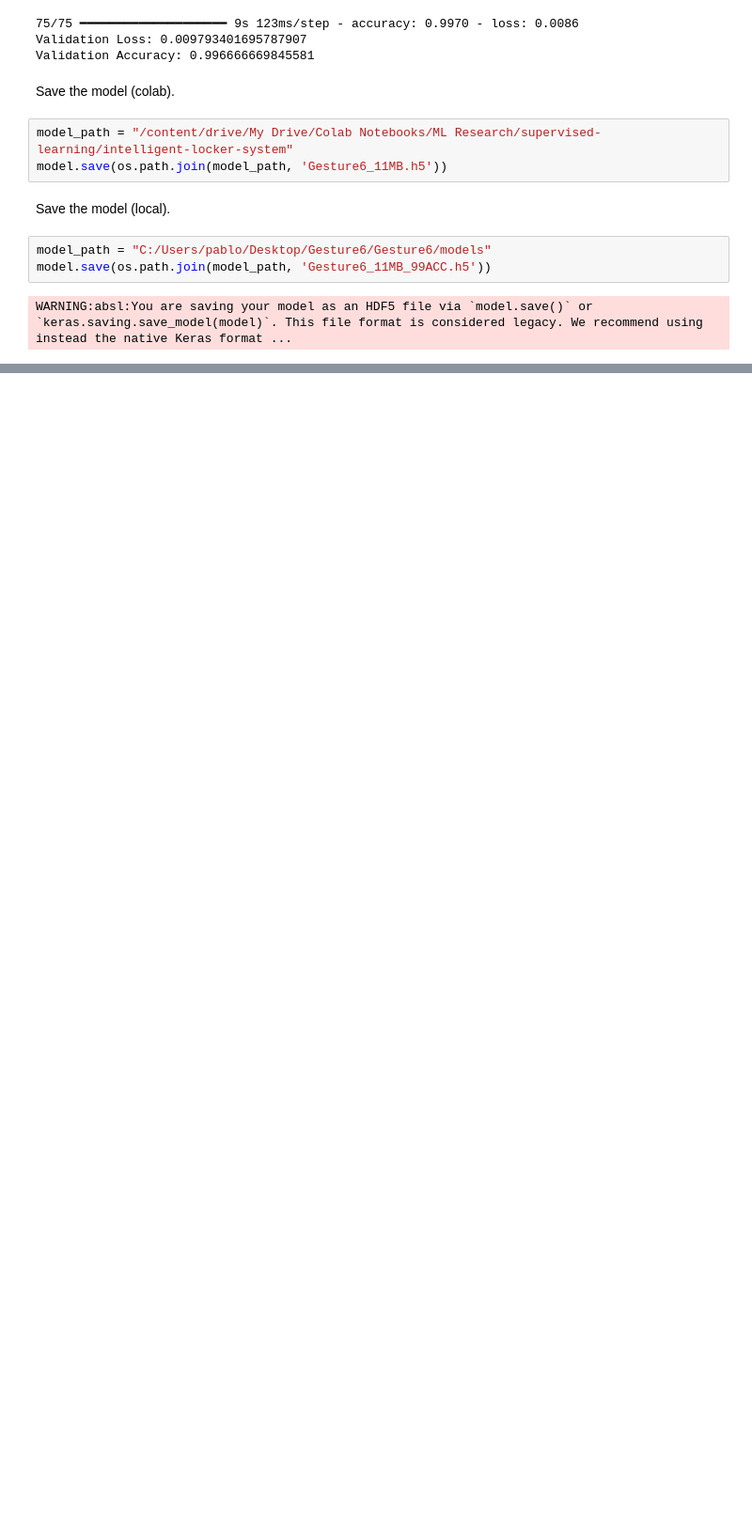
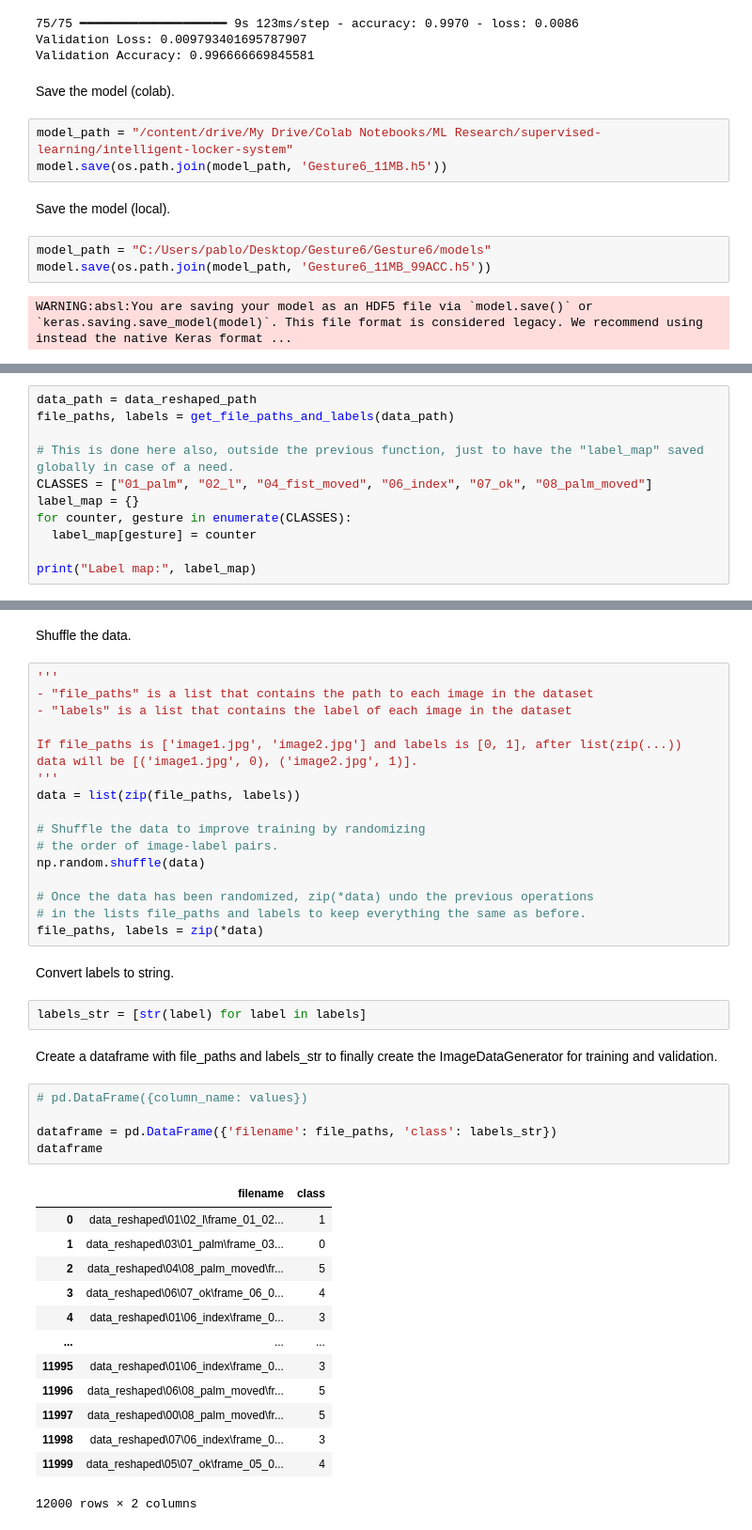
Before and after one commit to PedroVillegasss/Gesture6, a Jupyter notebook: Gesture6.ipynb, the cells around one changed output, grey strips where cells are left out. Shown at 94% size. Drawn from its saved outputs; the diff is of its cells as text; blank space fills up the shorter version.

```diff
--- a/Gesture6.ipynb
+++ b/Gesture6.ipynb
@@ -407,0 +421,11 @@ print("The 96x96 version of the original images were saved in:", data_reshaped_p
+# %%
+data_path = data_reshaped_path
+file_paths, labels = get_file_paths_and_labels(data_path)
+
+# This is done here also, outside the previous function, just to have the "label_map" saved globally in case of a need.
+CLASSES = ["01_palm", "02_l", "04_fist_moved", "06_index", "07_ok", "08_palm_moved"]
+label_map = {}
+for counter, gesture in enumerate(CLASSES):
+  label_map[gesture] = counter
+
+print("Label map:", label_map)
@@ -407,0 +434,44 @@ print("The 96x96 version of the original images were saved in:", data_reshaped_p
+# %% [markdown]
+Shuffle the data.
+# %%
+'''
+- "file_paths" is a list that contains the path to each image in the dataset
+- "labels" is a list that contains the label of each image in the dataset
+
+If file_paths is ['image1.jpg', 'image2.jpg'] and labels is [0, 1], after list(zip(...))
+data will be [('image1.jpg', 0), ('image2.jpg', 1)].
+'''
+data = list(zip(file_paths, labels))
+
+# Shuffle the data to improve training by randomizing
+# the order of image-label pairs.
+np.random.shuffle(data)
+
+# Once the data has been randomized, zip(*data) undo the previous operations
+# in the lists file_paths and labels to keep everything the same as before.
+file_paths, labels = zip(*data)
+# %% [markdown]
+Convert labels to string.
+# %%
+labels_str = [str(label) for label in labels]
+# %% [markdown]
+Create a dataframe with file_paths and labels_str to finally create the ImageDataGenerator for training and validation.
+# %%
+# pd.DataFrame({column_name: values})
+
+dataframe = pd.DataFrame({'filename': file_paths, 'class': labels_str})
+dataframe
+# %% [output]
+|  | filename | class |
+| 0 | data_reshaped\01\02_l\frame_01_02... | 1 |
+| 1 | data_reshaped\03\01_palm\frame_03... | 0 |
+| 2 | data_reshaped\04\08_palm_moved\fr... | 5 |
+| 3 | data_reshaped\06\07_ok\frame_06_0... | 4 |
+| 4 | data_reshaped\01\06_index\frame_0... | 3 |
+| ... | ... | ... |
+| 11995 | data_reshaped\01\06_index\frame_0... | 3 |
+| 11996 | data_reshaped\06\08_palm_moved\fr... | 5 |
+| 11997 | data_reshaped\00\08_palm_moved\fr... | 5 |
+| 11998 | data_reshaped\07\06_index\frame_0... | 3 |
+| 11999 | data_reshaped\05\07_ok\frame_05_0... | 4 |
+12000 rows × 2 columns
```
Also changed, not shown: parts of 33 cells of this notebook, 7 other files.
